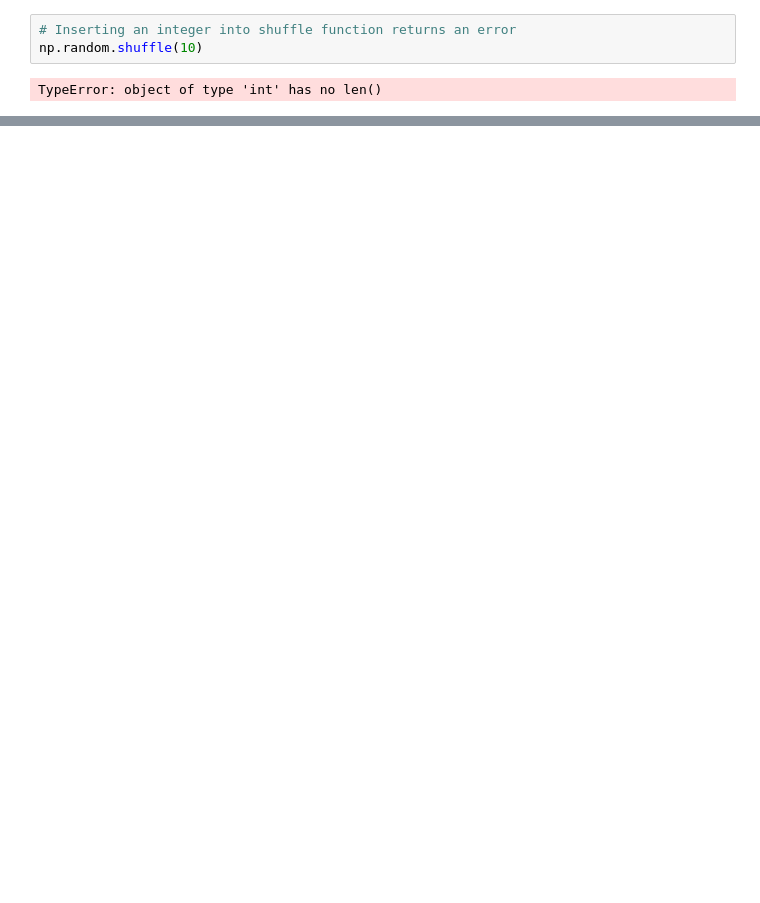
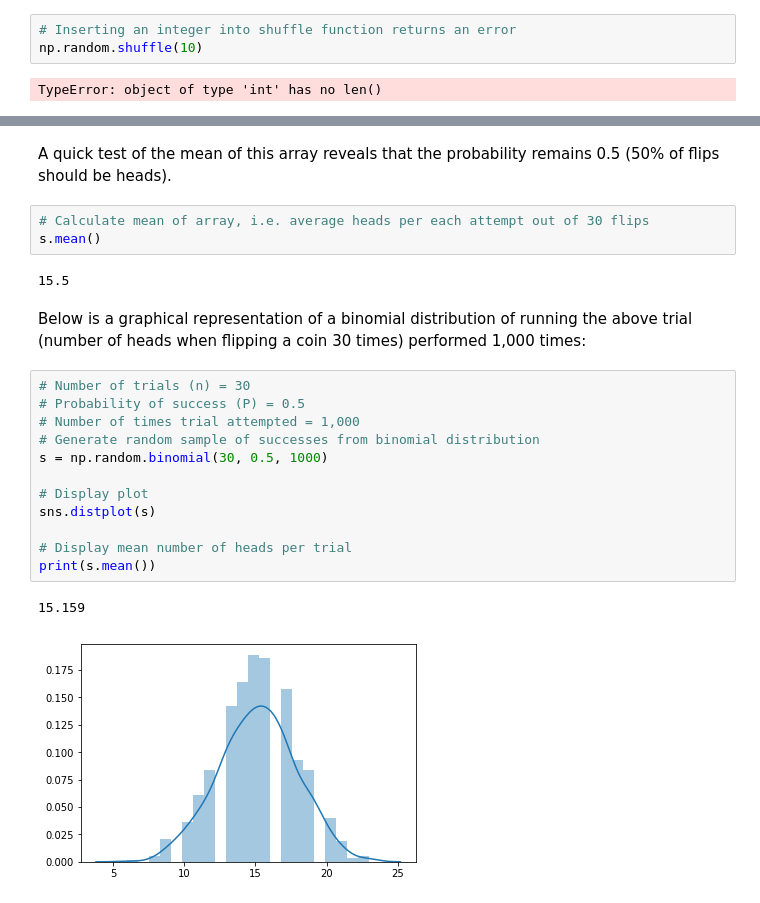
Before and after one commit to thomas-roux/programming-assignment, a Jupyter notebook: programming-assignment.ipynb, the cells around one changed output, grey strips where cells are left out. Cells and saved outputs as stored; diff of their text form; blank space fills up the shorter version.

Commit message:
added binomial function

```diff
--- a/programming-assignment.ipynb
+++ b/programming-assignment.ipynb
@@ -261,0 +295,24 @@ TypeError: object of type 'int' has no len()
+# %% [markdown]
+A quick test of the mean of this array reveals that the probability remains 0.5 (50% of flips should be heads).
+# %%
+# Calculate mean of array, i.e. average heads per each attempt out of 30 flips
+s.mean()
+# %% [output]
+15.5
+# %% [markdown]
+Below is a graphical representation of a binomial distribution of running the above trial (number of heads when flipping a coin 30 times) performed 1,000 times:
+# %%
+# Number of trials (n) = 30
+# Probability of success (P) = 0.5
+# Number of times trial attempted = 1,000
+# Generate random sample of successes from binomial distribution
+s = np.random.binomial(30, 0.5, 1000)
+
+# Display plot
+sns.distplot(s)
+
+# Display mean number of heads per trial
+print(s.mean())
+# %% [output]
+15.159
+[figure, added]
```
Also changed, not shown: parts of 28 cells of this notebook.
